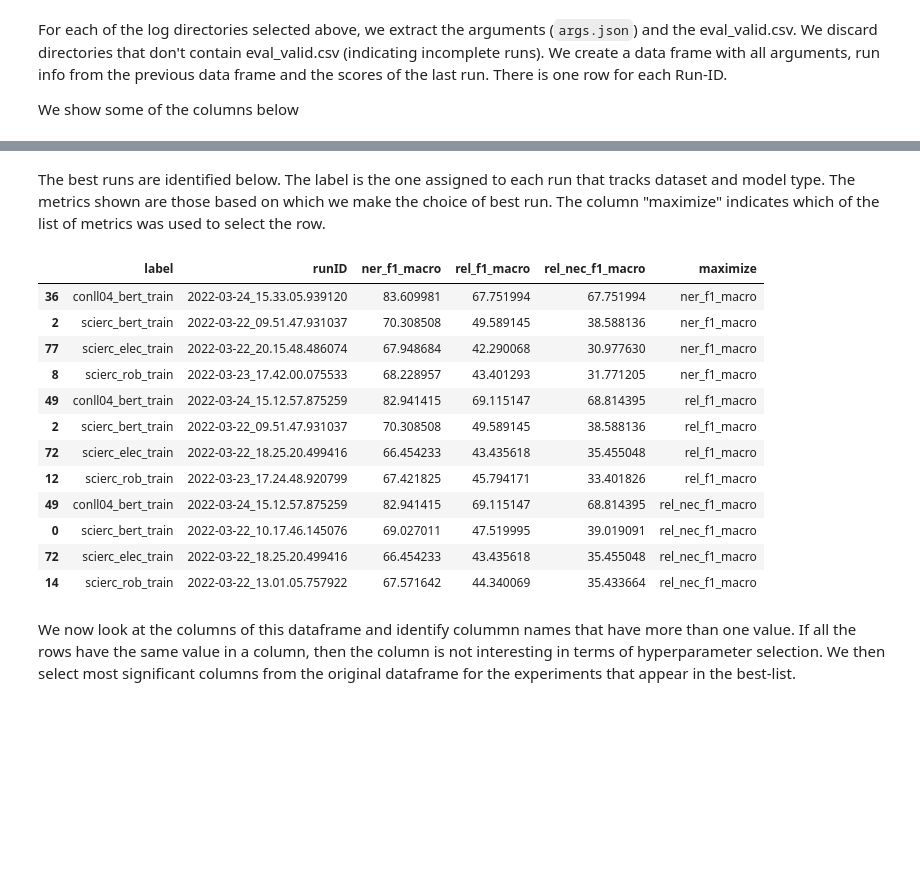
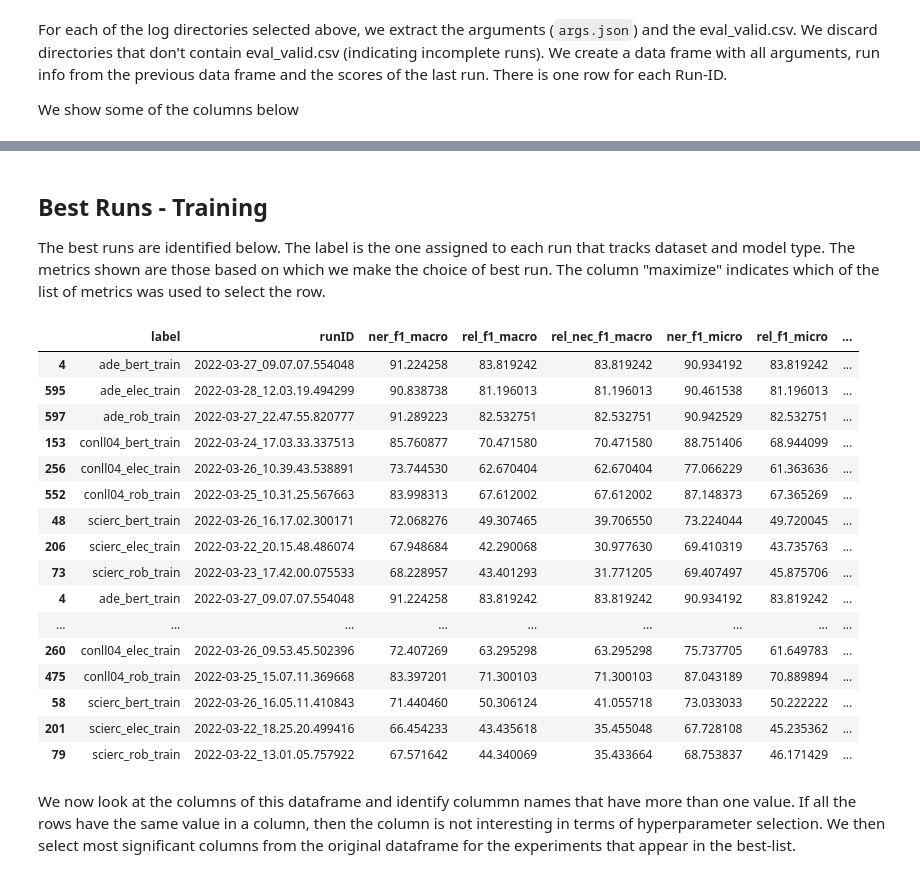
Before and after one commit to kamfonas/Poking_At_SpERT, a Jupyter notebook: notebooks/hyperparm_selection.ipynb, the cells around one changed output, grey strips where cells are left out. Drawn from its saved outputs; the diff is of its cells as text; code cells hidden in the pictures; blank space fills up the shorter version.

```diff
--- a/notebooks/hyperparm_selection.ipynb
+++ b/notebooks/hyperparm_selection.ipynb
@@ -111,0 +92,37 @@ argDF[['label','runID','ner_f1_macro','rel_f1_macro','rel_nec_f1_macro','train_b
+# %%
+def best_runs(df=None,groupingLabel = 'label',
+    criteria = ['ner_f1_macro','rel_f1_macro',	'rel_nec_f1_macro'],
+    topN=3):
+    '''
+    Function to extract best runs from a pandas dataframe of all runs
+    found in the standard directories.
+    Argumnets:
+        df: Pandas dataframe with results and arguments of each run
+        groupingLable (default is 'label'): The column name by which to partition the data frame
+            such partitioning will produce different best results for each groupingLable
+        criteria: list of column headings denoting metrics which will determine the best runs
+        topN: The numner of best N experiments to return per criterion per groupLabel
+    '''
+    res = pd.DataFrame()
+    cols = ['index','criterion','label',	'runID',	'ner_f1_macro',	'rel_f1_macro',	'rel_nec_f1_macro',	'ner_f1_micro',	'rel_f1_micro',	'rel_nec_f1_micro','lr','weight_decay']
+
+    for criterion in criteria:
+        DF1=df.groupby('label').apply(lambda x : x.sort_values(by = criterion, ascending = False).head(topN).reset_index(drop = True))
+        DF1['criterion']=criterion
+        DF1=DF1.drop(columns=['config','types_path','train_path','valid_path','global_iteration','ner_prec_micro','ner_prec_macro','ner_rec_micro', 'ner_rec_macro','rel_prec_micro', 'rel_rec_micro','rel_rec_macro','rel_prec_macro', 'rel_rec_macro', 'rel_nec_prec_micro',
+       'rel_nec_rec_micro','logPath','savePath','model_type'])
+        #DF1.set_index('criterion', append=True, inplace=True)
+        #DF1.reorder_levels([2, 0, 1])
+        res=pd.concat([res,DF1],axis=0)
+    res.set_index('criterion', append=True, inplace=True)
+    res.index.names = ['label', 'seq', 'criterion']
+    varCols = [col for col in res.columns if len(set(res[col])) > 1 or col in cols]
+    res = res[varCols]
+
+    #
+    return   res.reorder_levels(['criterion','label', 'seq']).drop(columns=['label'])
+# %%
+bestN = best_runs(argDF,criteria=['ner_f1_macro','rel_f1_macro',	'rel_nec_f1_macro', 'ner_f1_micro','rel_f1_micro',	'rel_nec_f1_micro'],topN=5)
+df = bestN.reset_index()[['runID','label']]
+#lookup = [runID : label for runID, label in df.iterrows()}
+bestN
@@ -120,28 +156,33 @@ def best_run(df=None,groupingLabel = 'label',
     for metric in maxMetrics:
         idx=df.groupby(by='label')[metric].idxmax()
         df1 = df.loc[idx,['label','runID']+maxMetrics]
-        df1['maximize'] = metric
+        df1['criterion'] = metric
         res = pd.concat([res,df1],axis=0)
     return res
 # %% [markdown]
+## Best Runs - Training
 The best runs are identified below. The label is the one assigned to each run that tracks dataset and model type. The metrics shown are those based on which we make the choice of best run. The column "maximize" indicates which of the list of metrics was used to select the row.
 # %%
-best = best_run(argDF)
+best = best_run(argDF,maxMetrics=['ner_f1_macro','rel_f1_macro',	'rel_nec_f1_macro', 'ner_f1_micro','rel_f1_micro',	'rel_nec_f1_micro'])
 best
 # %% [output]
-|  | label | runID | ner_f1_macro | rel_f1_macro | rel_nec_f1_macro | maximize |
-| 36 | conll04_bert_train | 2022-03-24_15.33.05.939120 | 83.609981 | 67.751994 | 67.751994 | ner_f1_macro |
-| 2 | scierc_bert_train | 2022-03-22_09.51.47.931037 | 70.308508 | 49.589145 | 38.588136 | ner_f1_macro |
-| 77 | scierc_elec_train | 2022-03-22_20.15.48.486074 | 67.948684 | 42.290068 | 30.977630 | ner_f1_macro |
-| 8 | scierc_rob_train | 2022-03-23_17.42.00.075533 | 68.228957 | 43.401293 | 31.771205 | ner_f1_macro |
-| 49 | conll04_bert_train | 2022-03-24_15.12.57.875259 | 82.941415 | 69.115147 | 68.814395 | rel_f1_macro |
-| 2 | scierc_bert_train | 2022-03-22_09.51.47.931037 | 70.308508 | 49.589145 | 38.588136 | rel_f1_macro |
-| 72 | scierc_elec_train | 2022-03-22_18.25.20.499416 | 66.454233 | 43.435618 | 35.455048 | rel_f1_macro |
-| 12 | scierc_rob_train | 2022-03-23_17.24.48.920799 | 67.421825 | 45.794171 | 33.401826 | rel_f1_macro |
-| 49 | conll04_bert_train | 2022-03-24_15.12.57.875259 | 82.941415 | 69.115147 | 68.814395 | rel_nec_f1_macro |
-| 0 | scierc_bert_train | 2022-03-22_10.17.46.145076 | 69.027011 | 47.519995 | 39.019091 | rel_nec_f1_macro |
-| 72 | scierc_elec_train | 2022-03-22_18.25.20.499416 | 66.454233 | 43.435618 | 35.455048 | rel_nec_f1_macro |
-| 14 | scierc_rob_train | 2022-03-22_13.01.05.757922 | 67.571642 | 44.340069 | 35.433664 | rel_nec_f1_macro |
+|  | label | runID | ner_f1_macro | rel_f1_macro | rel_nec_f1_macro | ner_f1_micro | rel_f1_micro | ... |
+| 4 | ade_bert_train | 2022-03-27_09.07.07.554048 | 91.224258 | 83.819242 | 83.819242 | 90.934192 | 83.819242 | ... |
+| 595 | ade_elec_train | 2022-03-28_12.03.19.494299 | 90.838738 | 81.196013 | 81.196013 | 90.461538 | 81.196013 | ... |
+| 597 | ade_rob_train | 2022-03-27_22.47.55.820777 | 91.289223 | 82.532751 | 82.532751 | 90.942529 | 82.532751 | ... |
+| 153 | conll04_bert_train | 2022-03-24_17.03.33.337513 | 85.760877 | 70.471580 | 70.471580 | 88.751406 | 68.944099 | ... |
+| 256 | conll04_elec_train | 2022-03-26_10.39.43.538891 | 73.744530 | 62.670404 | 62.670404 | 77.066229 | 61.363636 | ... |
+| 552 | conll04_rob_train | 2022-03-25_10.31.25.567663 | 83.998313 | 67.612002 | 67.612002 | 87.148373 | 67.365269 | ... |
+| 48 | scierc_bert_train | 2022-03-26_16.17.02.300171 | 72.068276 | 49.307465 | 39.706550 | 73.224044 | 49.720045 | ... |
+| 206 | scierc_elec_train | 2022-03-22_20.15.48.486074 | 67.948684 | 42.290068 | 30.977630 | 69.410319 | 43.735763 | ... |
+| 73 | scierc_rob_train | 2022-03-23_17.42.00.075533 | 68.228957 | 43.401293 | 31.771205 | 69.407497 | 45.875706 | ... |
+| 4 | ade_bert_train | 2022-03-27_09.07.07.554048 | 91.224258 | 83.819242 | 83.819242 | 90.934192 | 83.819242 | ... |
+| ... | ... | ... | ... | ... | ... | ... | ... | ... |
+| 260 | conll04_elec_train | 2022-03-26_09.53.45.502396 | 72.407269 | 63.295298 | 63.295298 | 75.737705 | 61.649783 | ... |
+| 475 | conll04_rob_train | 2022-03-25_15.07.11.369668 | 83.397201 | 71.300103 | 71.300103 | 87.043189 | 70.889894 | ... |
+| 58 | scierc_bert_train | 2022-03-26_16.05.11.410843 | 71.440460 | 50.306124 | 41.055718 | 73.033033 | 50.222222 | ... |
+| 201 | scierc_elec_train | 2022-03-22_18.25.20.499416 | 66.454233 | 43.435618 | 35.455048 | 67.728108 | 45.235362 | ... |
+| 79 | scierc_rob_train | 2022-03-22_13.01.05.757922 | 67.571642 | 44.340069 | 35.433664 | 68.753837 | 46.171429 | ... |
 # %% [markdown]
 We now look at the columns of this dataframe and identify colummn names that have more than one value. If all the rows have the same value in a column, then the column is not interesting in terms of hyperparameter selection. We then select most significant columns from the original dataframe for the experiments that appear in the best-list.
 # %%
```
Also changed, not shown: parts of 43 cells of this notebook, 23 other files.
